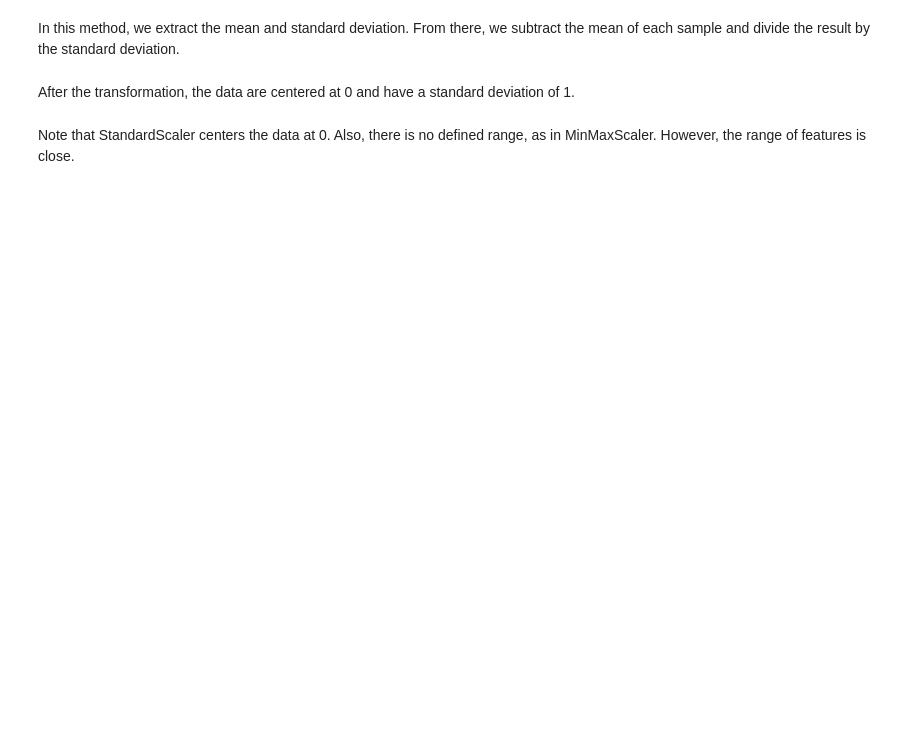
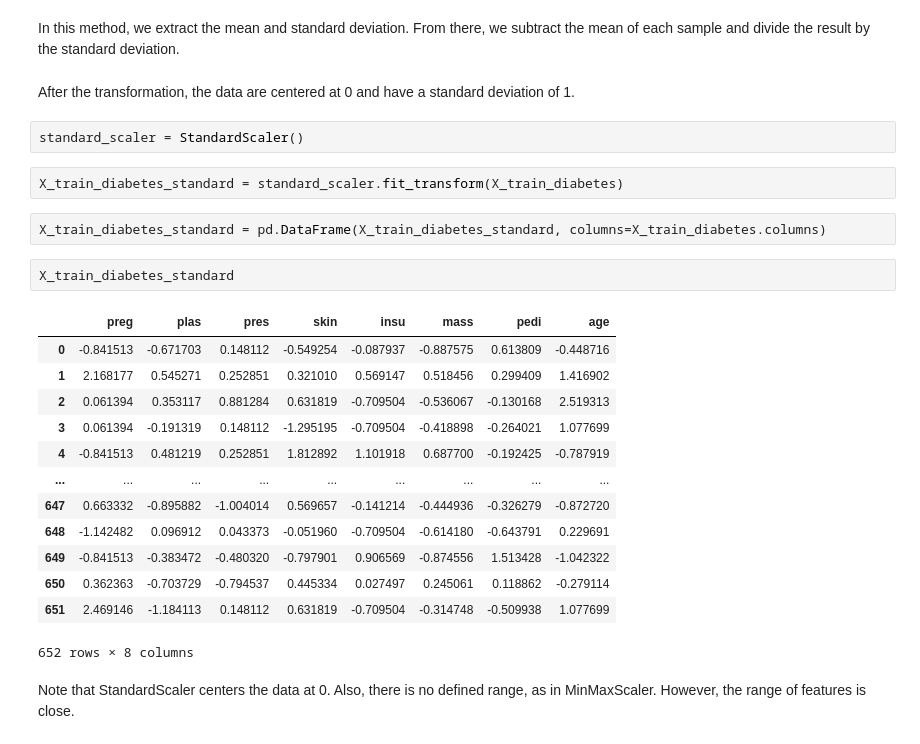
Before and after one commit to brondevitor/Python_Jorney, a Jupyter notebook: Data Preparation/Data preparation II.ipynb, the cells around one changed output. Cells and saved outputs as stored; diff of their text form; blank space fills up the shorter version.

```diff
--- a/Data Preparation/Data preparation II.ipynb
+++ b/Data Preparation/Data preparation II.ipynb
@@ -257,5 +257,27 @@ We've already seen the Standard Scaler, when we talk about standardizing a norma
 In this method, we extract the mean and standard deviation. From there, we subtract the mean of each sample and divide the result by the standard deviation.
 # %% [markdown]
 After the transformation, the data are centered at 0 and have a standard deviation of 1.
+# %%
+standard_scaler = StandardScaler()
+# %%
+X_train_diabetes_standard = standard_scaler.fit_transform(X_train_diabetes)
+# %%
+X_train_diabetes_standard = pd.DataFrame(X_train_diabetes_standard, columns=X_train_diabetes.columns)
+# %%
+X_train_diabetes_standard
+# %% [output]
+|  | preg | plas | pres | skin | insu | mass | pedi | age |
+| 0 | -0.841513 | -0.671703 | 0.148112 | -0.549254 | -0.087937 | -0.887575 | 0.613809 | -0.448716 |
+| 1 | 2.168177 | 0.545271 | 0.252851 | 0.321010 | 0.569147 | 0.518456 | 0.299409 | 1.416902 |
+| 2 | 0.061394 | 0.353117 | 0.881284 | 0.631819 | -0.709504 | -0.536067 | -0.130168 | 2.519313 |
+| 3 | 0.061394 | -0.191319 | 0.148112 | -1.295195 | -0.709504 | -0.418898 | -0.264021 | 1.077699 |
+| 4 | -0.841513 | 0.481219 | 0.252851 | 1.812892 | 1.101918 | 0.687700 | -0.192425 | -0.787919 |
+| ... | ... | ... | ... | ... | ... | ... | ... | ... |
+| 647 | 0.663332 | -0.895882 | -1.004014 | 0.569657 | -0.141214 | -0.444936 | -0.326279 | -0.872720 |
+| 648 | -1.142482 | 0.096912 | 0.043373 | -0.051960 | -0.709504 | -0.614180 | -0.643791 | 0.229691 |
+| 649 | -0.841513 | -0.383472 | -0.480320 | -0.797901 | 0.906569 | -0.874556 | 1.513428 | -1.042322 |
+| 650 | 0.362363 | -0.703729 | -0.794537 | 0.445334 | 0.027497 | 0.245061 | 0.118862 | -0.279114 |
+| 651 | 2.469146 | -1.184113 | 0.148112 | 0.631819 | -0.709504 | -0.314748 | -0.509938 | 1.077699 |
+652 rows × 8 columns
 # %% [markdown]
 Note that StandardScaler centers the data at 0. Also, there is no defined range, as in MinMaxScaler. However, the range of features is close.
```
Also changed, not shown: parts of 5 cells of this notebook.
